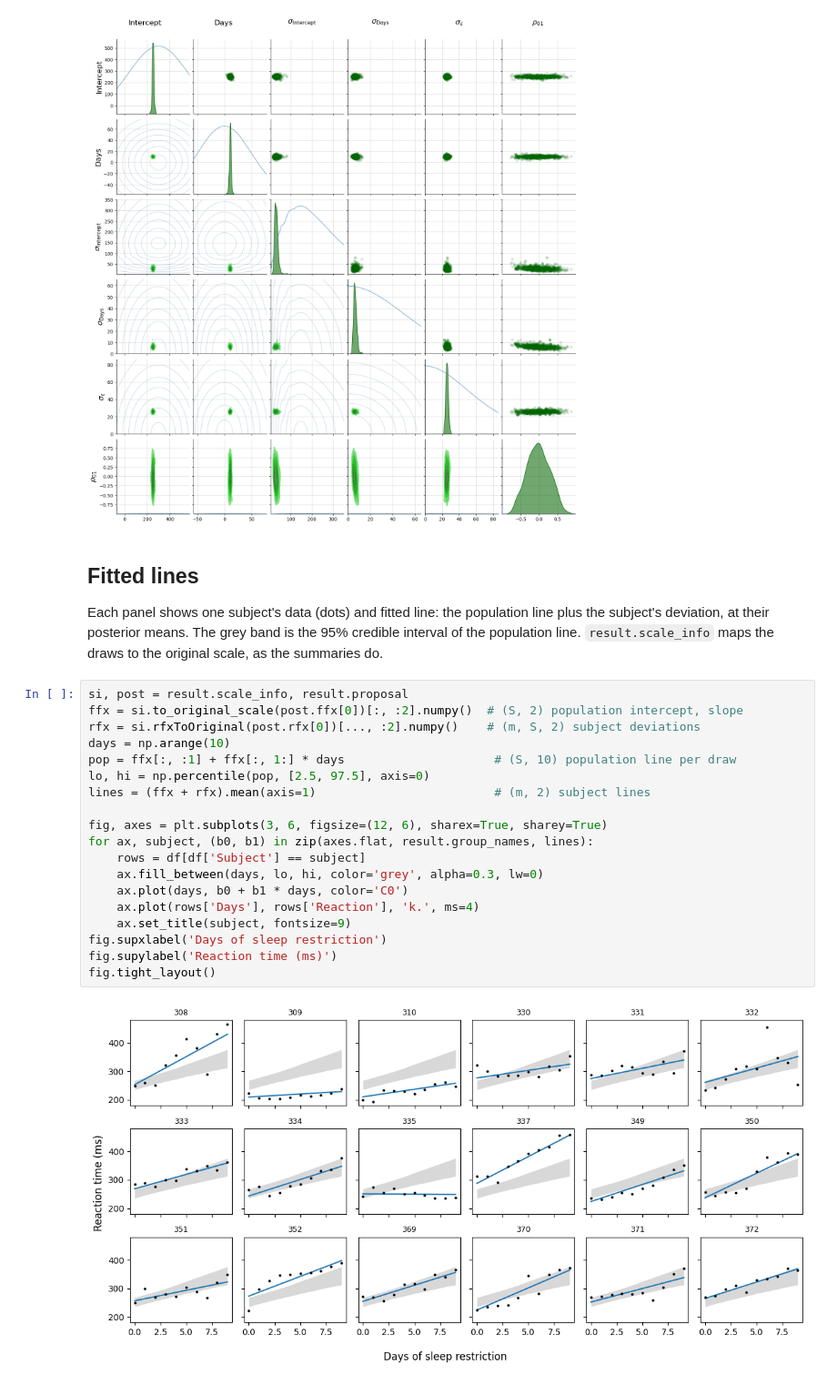
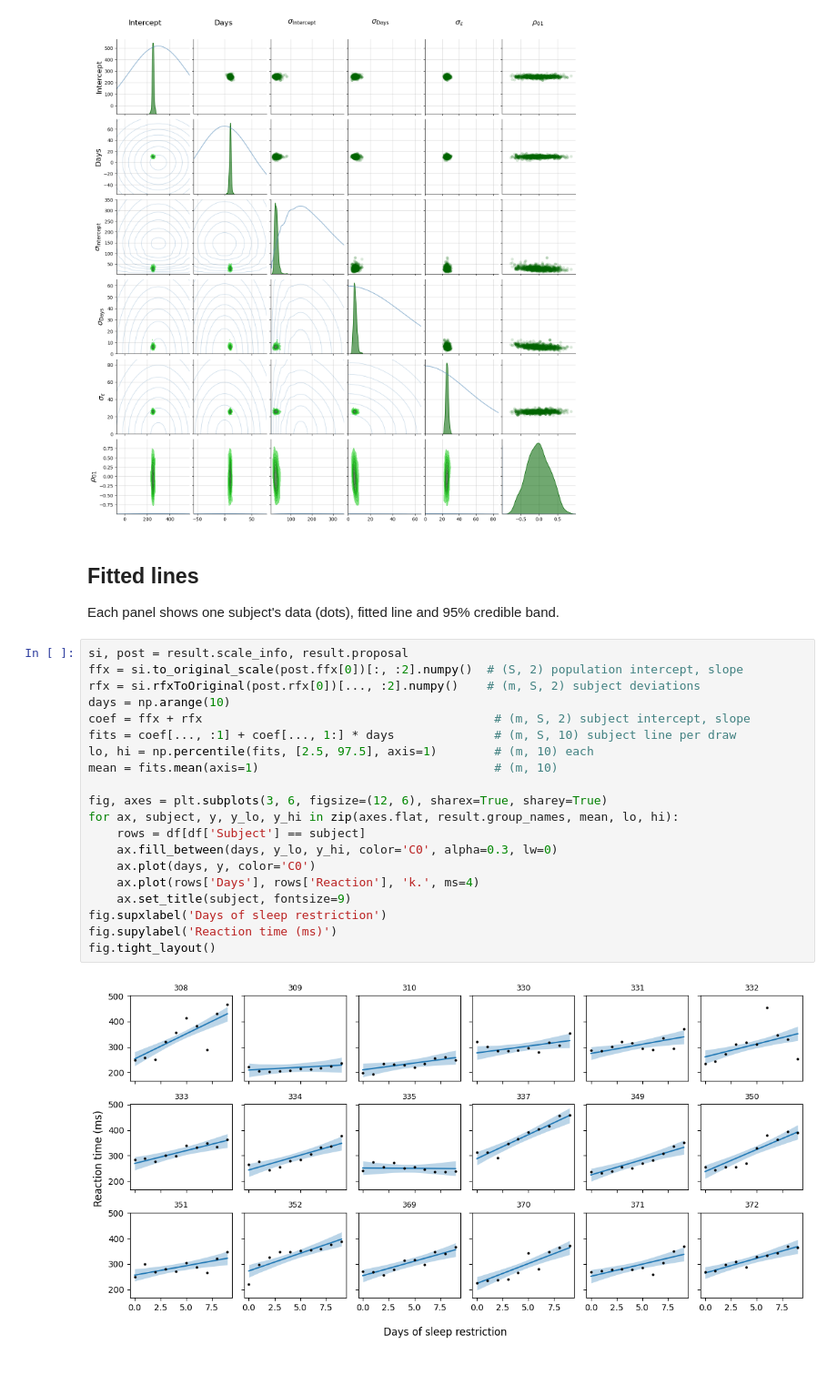
Before and after one commit to adkipnis/metabeta, a Jupyter notebook: demos/01-quickstart.ipynb, the cells around one changed output. Shown at 91% size. Cells and saved outputs as stored; diff of their text form.

```diff
--- a/demos/01-quickstart.ipynb
+++ b/demos/01-quickstart.ipynb
@@ -174,31 +174,30 @@ density (green) and the prior's contours (blue).
 mb.plotParameters(result);
 # %% [output]
 [figure]
-# %% [markdown]
-## Fitted lines
-
-Each panel shows one subject's data (dots) and fitted line: the population line plus the
-subject's deviation, at their posterior means. The grey band is the 95% credible interval of the
-population line. `result.scale_info` maps the draws to the original scale, as the summaries do.
+# %% [markdown]
+## Fitted lines
+
+Each panel shows one subject's data (dots), fitted line and 95% credible band.
 # %%
 si, post = result.scale_info, result.proposal
 ffx = si.to_original_scale(post.ffx[0])[:, :2].numpy()  # (S, 2) population intercept, slope
 rfx = si.rfxToOriginal(post.rfx[0])[..., :2].numpy()    # (m, S, 2) subject deviations
 days = np.arange(10)
-pop = ffx[:, :1] + ffx[:, 1:] * days                     # (S, 10) population line per draw
-lo, hi = np.percentile(pop, [2.5, 97.5], axis=0)
-lines = (ffx + rfx).mean(axis=1)                         # (m, 2) subject lines
+coef = ffx + rfx                                         # (m, S, 2) subject intercept, slope
+fits = coef[..., :1] + coef[..., 1:] * days              # (m, S, 10) subject line per draw
+lo, hi = np.percentile(fits, [2.5, 97.5], axis=1)        # (m, 10) each
+mean = fits.mean(axis=1)                                 # (m, 10)
 
 fig, axes = plt.subplots(3, 6, figsize=(12, 6), sharex=True, sharey=True)
-for ax, subject, (b0, b1) in zip(axes.flat, result.group_names, lines):
+for ax, subject, y, y_lo, y_hi in zip(axes.flat, result.group_names, mean, lo, hi):
     rows = df[df['Subject'] == subject]
-    ax.fill_between(days, lo, hi, color='grey', alpha=0.3, lw=0)
-    ax.plot(days, b0 + b1 * days, color='C0')
+    ax.fill_between(days, y_lo, y_hi, color='C0', alpha=0.3, lw=0)
+    ax.plot(days, y, color='C0')
     ax.plot(rows['Days'], rows['Reaction'], 'k.', ms=4)
     ax.set_title(subject, fontsize=9)
 fig.supxlabel('Days of sleep restriction')
 fig.supylabel('Reaction time (ms)')
 fig.tight_layout()
 # %% [output]
-[figure, old version]
+[figure, new version]
 # %% [markdown]
```
Also changed, not shown: parts of 17 cells of this notebook.
